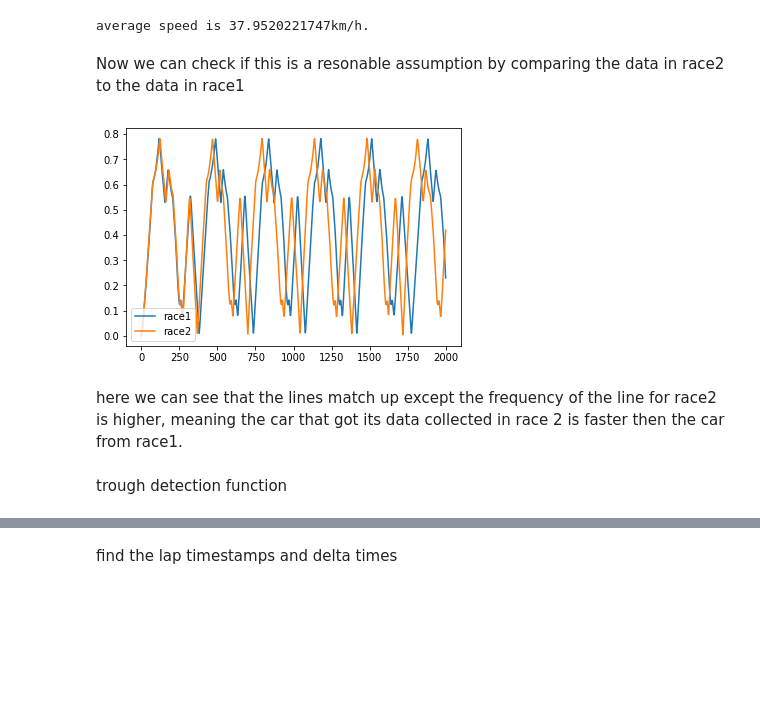
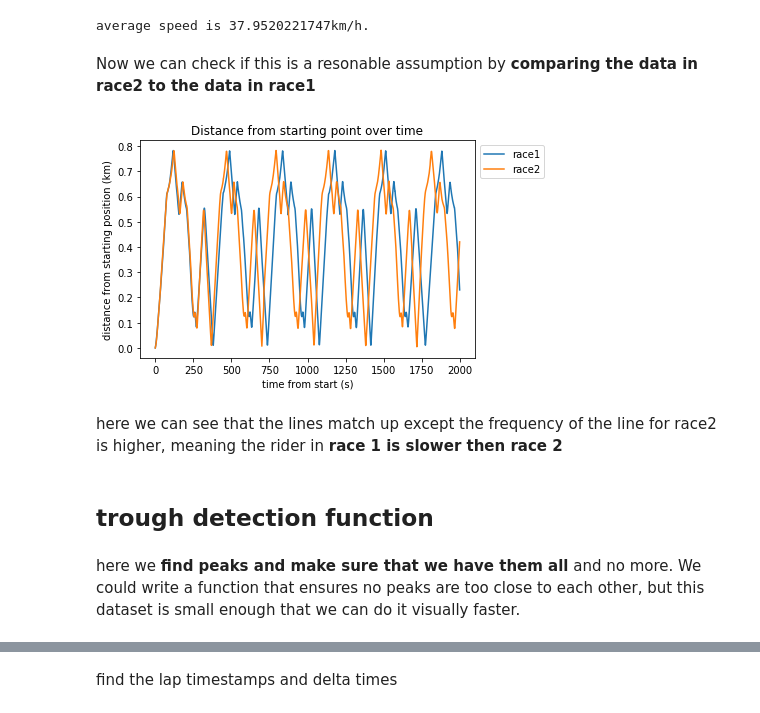
Before and after one commit to hixan/Comp257-project1, a Jupyter notebook: analysis.ipynb, the cells around one changed output, grey strips where cells are left out. Saved outputs shown, nothing was run; the diff lists cells and outputs as text; code cells hidden in the pictures; blank space fills up the shorter version.

```diff
--- a/analysis.ipynb
+++ b/analysis.ipynb
@@ -55,16 +50,23 @@ calculate the values necessary for the analysis and put it into a dataframe
 # %%
-longs, lats, elevs, times, powers, atemps, hrs, cads = map(tuple, zip(*get_data(root)))
+# retrieve the data and unpack it.
+longs, lats, elevs, times, powers, atemps, hrs, cads = zip(*get_data(root))
 
-times = list(map(lambda x : (x-times[0]).total_seconds(), times))
-# here we convert dists to be in units of 3600 km divided by the number of seconds, meaning that
-# speed is in km/h
-speeds = list(map(lambda t1, t2, *a:dist(*a)*3600/(t2-t1),  times[:-1], times[1:], longs[1:], lats[1:], elevs[1:], longs[:-1], lats[:-1], elevs[:-1]))
+# parse the times as this is not done in get_data
+def totalsecs(x):
+    return (x-times[0]).total_seconds()
+times = list(map(totalsecs, times))
+# calculate speeds, first value is NaN as you cant measure speed from
+# previous point when there is no previous point.
+speeds = [np.nan] + list(map(lambda t1, t2, *a : dist(*a)*3600/(t2-t1),
+                  times[:-1], times[1:],
+                  longs[1:], lats[1:], elevs[1:],
+                  longs[:-1], lats[:-1], elevs[:-1]))
 
+# reordered data that includes speeds and parsed times
 plot_values = speeds, powers, atemps, hrs, cads, longs, lats, elevs, times
-# normalize lengths (is that the right word?)
-length = len(min(plot_values, key=len))
-plot_values = map(lambda x:x[:length], plot_values)
-plot_headings = 'speeds', 'powers', 'atemps', 'hrs', 'cads', 'longs', 'lats', 'elevs', 'times'
+plot_headings = ('speeds', 'powers', 'atemps', 'hrs', 'cads',
+                 'longs', 'lats', 'elevs', 'times')
 
+# create the dataframe!!
 data_race1 = dict(zip(plot_headings, plot_values))
 race1 = pd.DataFrame(copy(data_race1))
@@ -184,7 +189,13 @@ we will now try to find the number of laps completed! this is a fairly easy task
 we will plot the distance from the initial position and the number of waves in the resultant graph is the number of completed laps.
 # %%
 def dists_from_start(df):
-    return list(map(lambda x : dist(*df[['longs','lats','elevs']].values[0], *x), df[['longs','lats','elevs']].values))
+    """returns a list of distances from the first point in the dataframe. Dataframe must have columns
+    longs, lats, elevs."""
+    # lambda function passes first value in df and the argument unpacked to dist.
+    # it is then mapped to the nparray of df only using columns longs, lats, elevs
+    # (the values required for calculating distance)
+    return list(map(lambda x : dist(*df[['longs','lats','elevs']].values[0], *x),
+                    df[['longs','lats','elevs']].values))
 plt.plot(dists_from_start(race1))
 plt.show()
 # %% [output]
@@ -231,7 +246,7 @@ print('average speed is', str(race2.speeds.mean()) + 'km/h.')
 # %% [output]
 average speed is 37.9520221747km/h.
 # %% [markdown]
-Now we can check if this is a resonable assumption by comparing the data in race2 to the data in race1
+Now we can check if this is a resonable assumption by **comparing the data in race2 to the data in race1**
 # %%
 dr1 = dists_from_start(race1)
 dr2 = dists_from_start(race2)
@@ -240,17 +255,22 @@ race2['dstart'] = dr2
 # %%
 plt.plot(dr1[:2000])
 plt.plot(dr2[:2000])
-plt.legend(['race1','race2'])
+plt.legend(['race1','race2'], bbox_to_anchor=(1,1))
+plt.xlabel('time from start (s)')
+plt.ylabel('distance from starting position (km)')
+plt.title('Distance from starting point over time')
 plt.show()
 # %% [output]
-[figure, old version]
+[figure, new version]
 # %% [markdown]
-here we can see that the lines match up except the frequency of the line for race2 is higher, meaning the car that got its data collected in race 2 is faster then the car from race1.
+here we can see that the lines match up except the frequency of the line for race2 is higher, meaning the rider in **race 1 is slower then race 2**
 # %% [markdown]
-trough detection function
+## trough detection function
 # %%
 #add a time factor to allow for the next function to work with both datasets
 race2['times'] = range(0, len(race2.values))
+# %% [markdown]
+here we **find peaks and make sure that we have them all** and no more. We could write a function that ensures no peaks are too close to each other, but this dataset is small enough that we can do it visually faster.
 # %%
 def find_peaks(df, col, cutoff=.03):
     """returns a subset of df that only contains the troughs it detected."""
```
Also changed, not shown: parts of 40 cells of this notebook.
